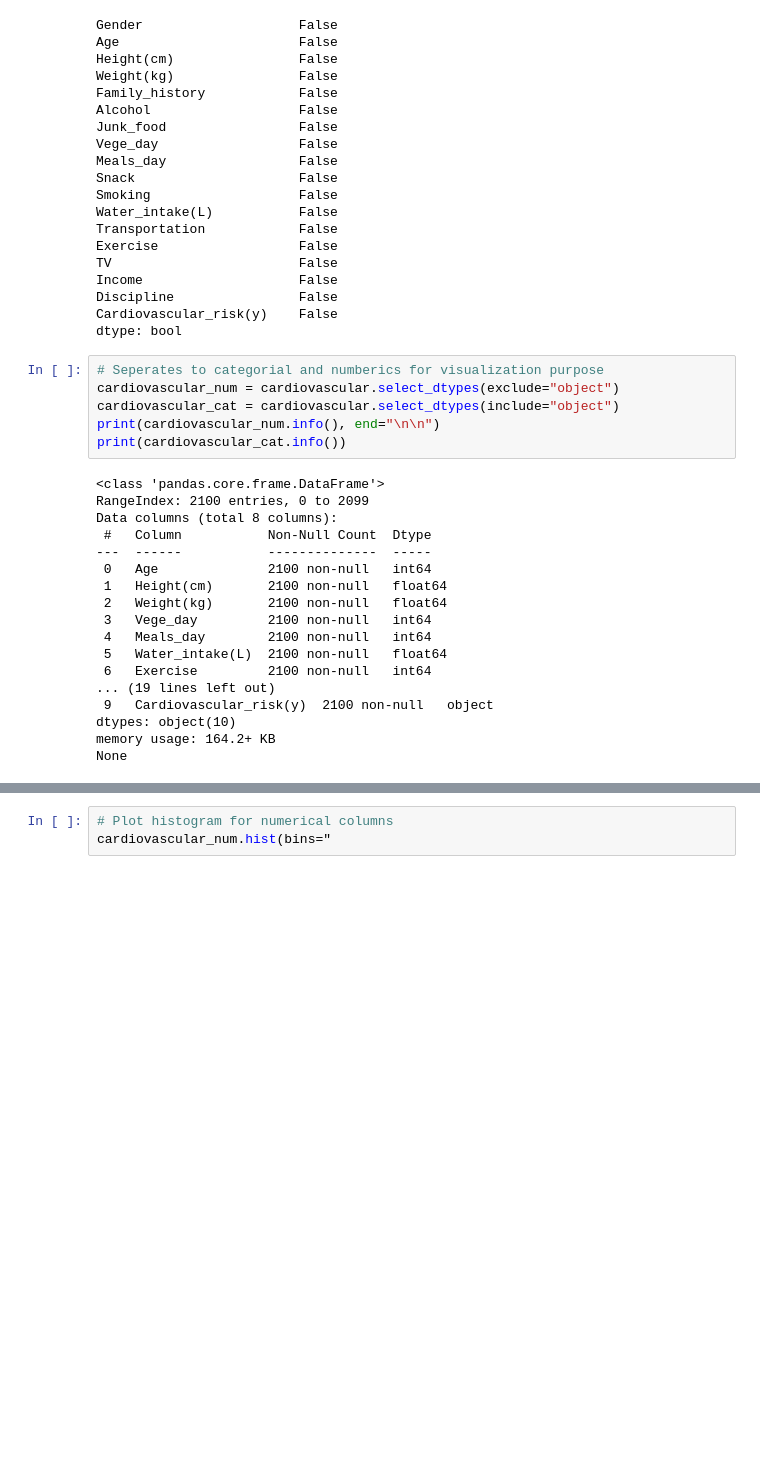
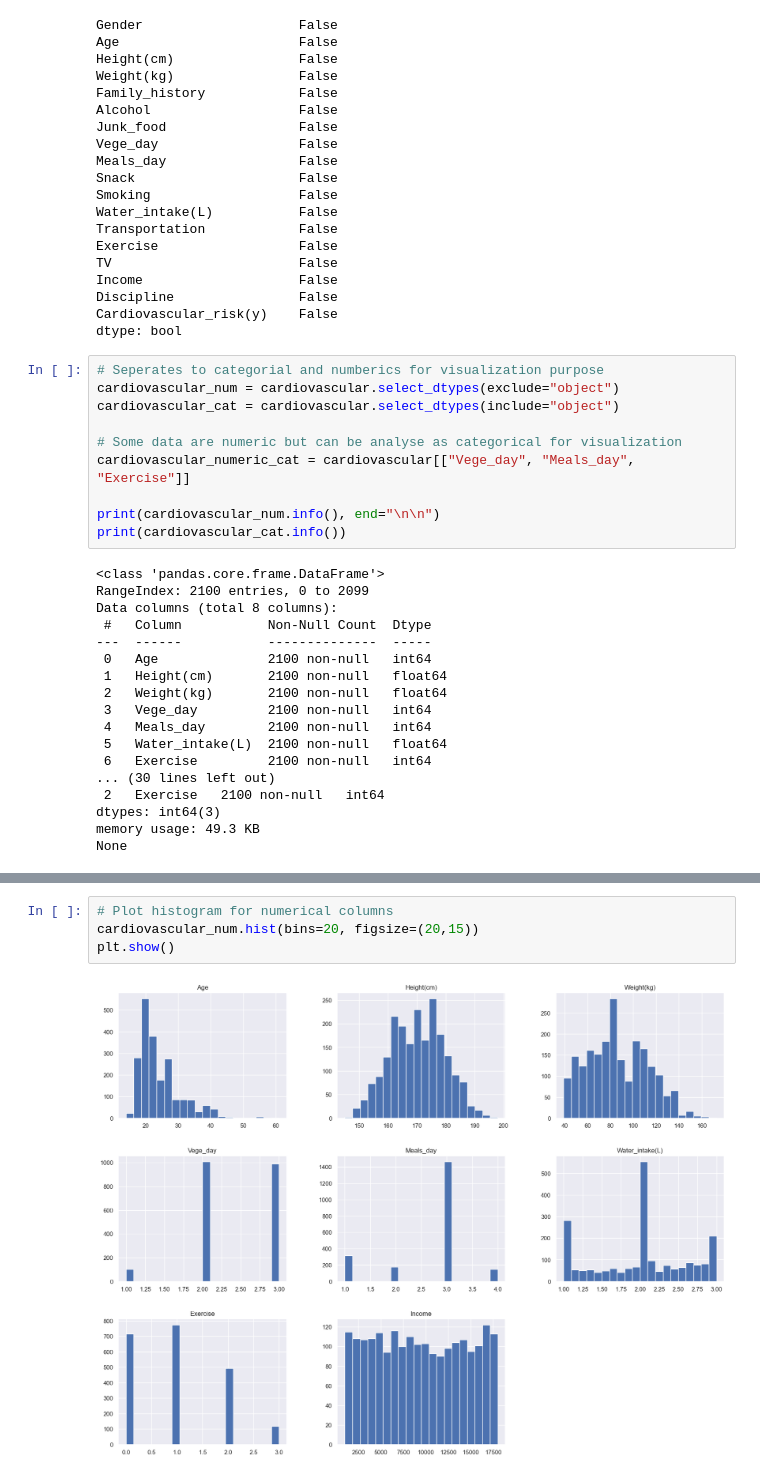
Before and after one commit to Chin-Wai-Yee/AIT_assignment, a Jupyter notebook: G37.ipynb, the cells around one changed output, grey strips where cells are left out. Drawn from its saved outputs; the diff is of its cells as text; blank space fills up the shorter version.

```diff
--- a/G37.ipynb
+++ b/G37.ipynb
@@ -85,6 +85,10 @@ dtype: bool
 # Seperates to categorial and numberics for visualization purpose
 cardiovascular_num = cardiovascular.select_dtypes(exclude="object")
 cardiovascular_cat = cardiovascular.select_dtypes(include="object")
+
+# Some data are numeric but can be analyse as categorical for visualization
+cardiovascular_numeric_cat = cardiovascular[["Vege_day", "Meals_day", "Exercise"]]
+
 print(cardiovascular_num.info(), end="\n\n")
 print(cardiovascular_cat.info())
 # %% [output]
@@ -100,10 +104,10 @@ Data columns (total 8 columns):
  4   Meals_day        2100 non-null   int64
  5   Water_intake(L)  2100 non-null   float64
  6   Exercise         2100 non-null   int64
-... (19 lines left out)
- 9   Cardiovascular_risk(y)  2100 non-null   object
-dtypes: object(10)
-memory usage: 164.2+ KB
+... (30 lines left out)
+ 2   Exercise   2100 non-null   int64
+dtypes: int64(3)
+memory usage: 49.3 KB
 None
 # %%
 cardiovascular_num.describe()
@@ -119,4 +123,7 @@ cardiovascular_num.describe()
 | max | 61.000000 | 198.000000 | 173.000000 | 3.000000 | 4.000000 | 3.000000 | 3.000000 | 18000.000000 |
 # %%
 # Plot histogram for numerical columns
-cardiovascular_num.hist(bins="
+cardiovascular_num.hist(bins=20, figsize=(20,15))
+plt.show()
+# %% [output]
+[figure, added]
```
Also changed, not shown: parts of 4 cells of this notebook.
